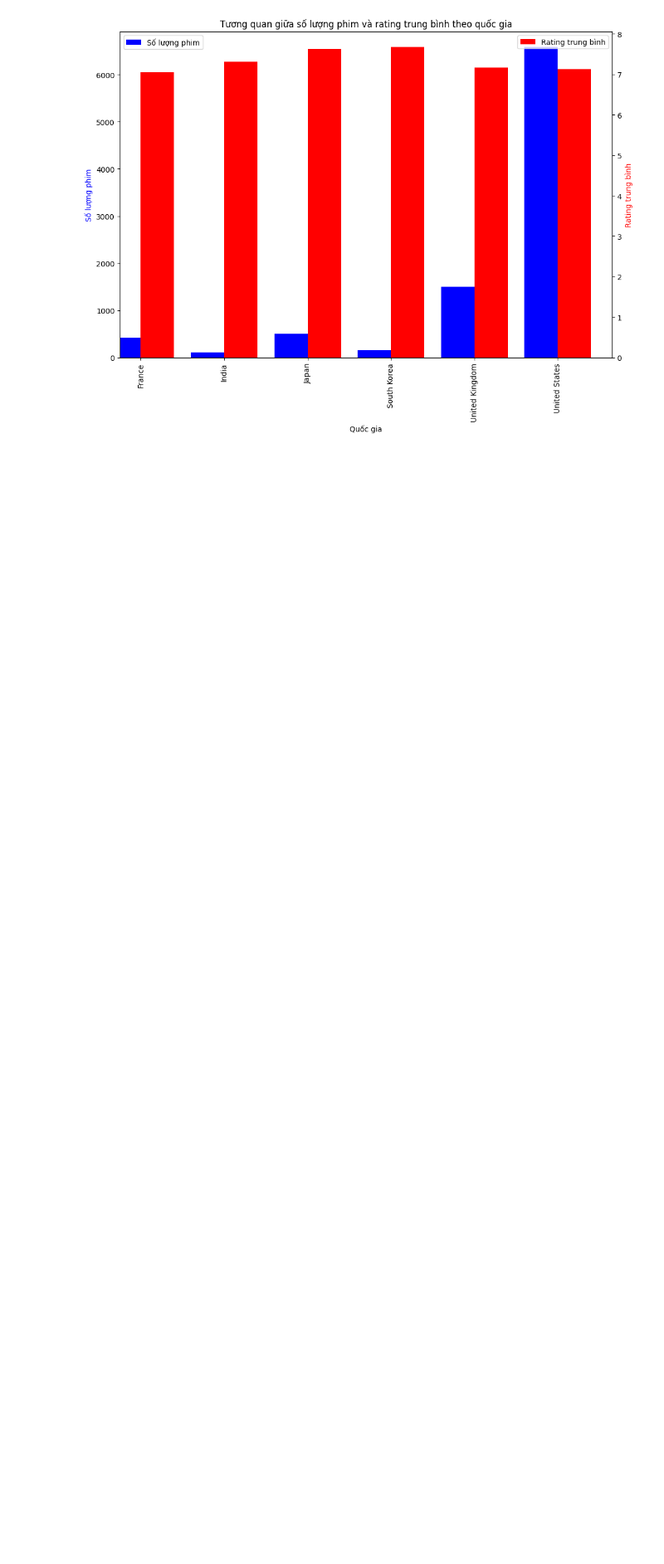
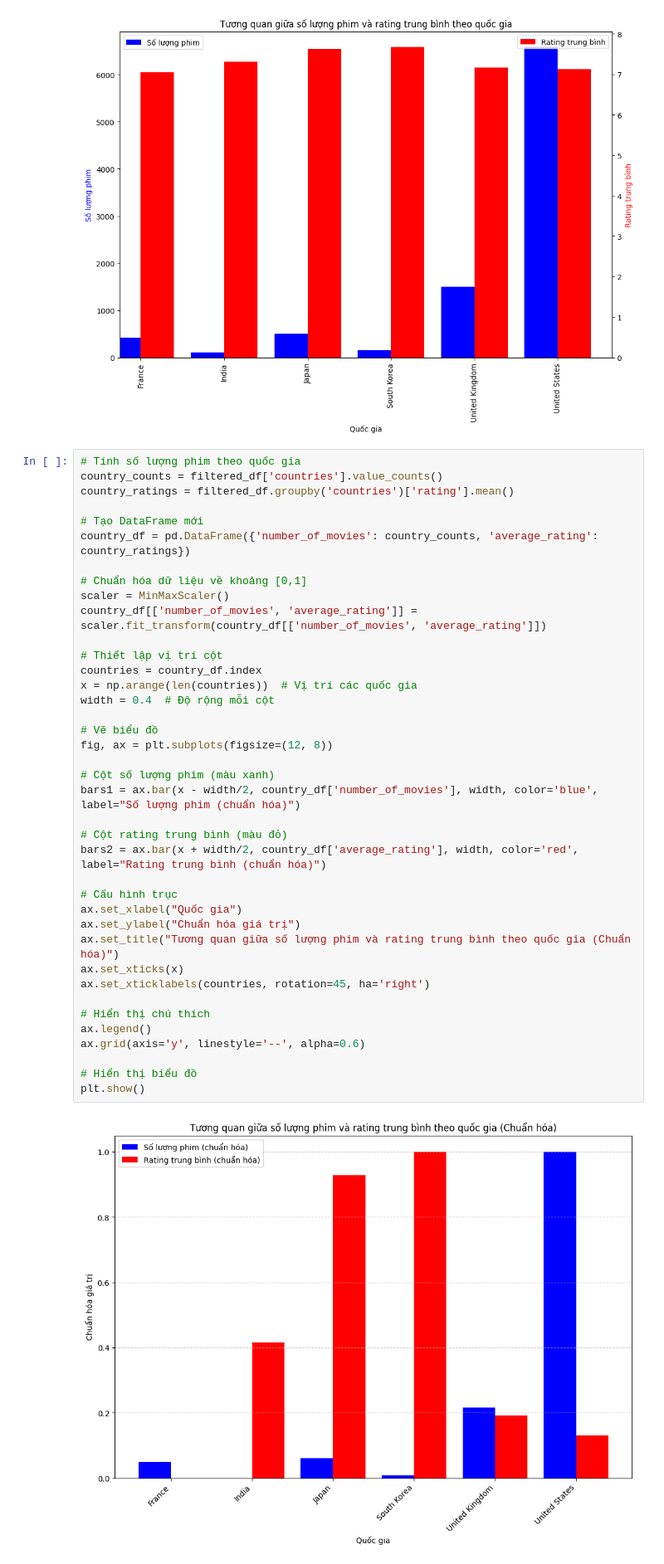
Before and after one commit to phuocnguyen2412/movie-analyst, a Jupyter notebook: Analyze_data_3.ipynb, the cells around one changed output. Shown at 83% size. Cells and saved outputs as stored; diff of their text form; blank space fills up the shorter version.

```diff
--- a/Analyze_data_3.ipynb
+++ b/Analyze_data_3.ipynb
@@ -267,6 +266,47 @@ plt.xticks(rotation=0)
 plt.show()
 # %% [output]
 [figure]
+# %%
+# Tính số lượng phim theo quốc gia
+country_counts = filtered_df['countries'].value_counts()
+country_ratings = filtered_df.groupby('countries')['rating'].mean()
+
+# Tạo DataFrame mới
+country_df = pd.DataFrame({'number_of_movies': country_counts, 'average_rating': country_ratings})
+
+# Chuẩn hóa dữ liệu về khoảng [0,1]
+scaler = MinMaxScaler()
+country_df[['number_of_movies', 'average_rating']] = scaler.fit_transform(country_df[['number_of_movies', 'average_rating']])
+
+# Thiết lập vị trí cột
+countries = country_df.index
+x = np.arange(len(countries))  # Vị trí các quốc gia
+width = 0.4  # Độ rộng mỗi cột
+
+# Vẽ biểu đồ
+fig, ax = plt.subplots(figsize=(12, 8))
+
+# Cột số lượng phim (màu xanh)
+bars1 = ax.bar(x - width/2, country_df['number_of_movies'], width, color='blue', label="Số lượng phim (chuẩn hóa)")
+
+# Cột rating trung bình (màu đỏ)
+bars2 = ax.bar(x + width/2, country_df['average_rating'], width, color='red', label="Rating trung bình (chuẩn hóa)")
+
+# Cấu hình trục
+ax.set_xlabel("Quốc gia")
+ax.set_ylabel("Chuẩn hóa giá trị")
+ax.set_title("Tương quan giữa số lượng phim và rating trung bình theo quốc gia (Chuẩn hóa)")
+ax.set_xticks(x)
+ax.set_xticklabels(countries, rotation=45, ha='right')
+
+# Hiển thị chú thích
+ax.legend()
+ax.grid(axis='y', linestyle='--', alpha=0.6)
+
+# Hiển thị biểu đồ
+plt.show()
+# %% [output]
+[figure, added]
 # %%
 # Tạo một figure với các subplots
 fig, axes = plt.subplots(nrows=4, ncols=2, figsize=(20, 20))
```
Also changed, not shown: parts of 3 cells of this notebook.
